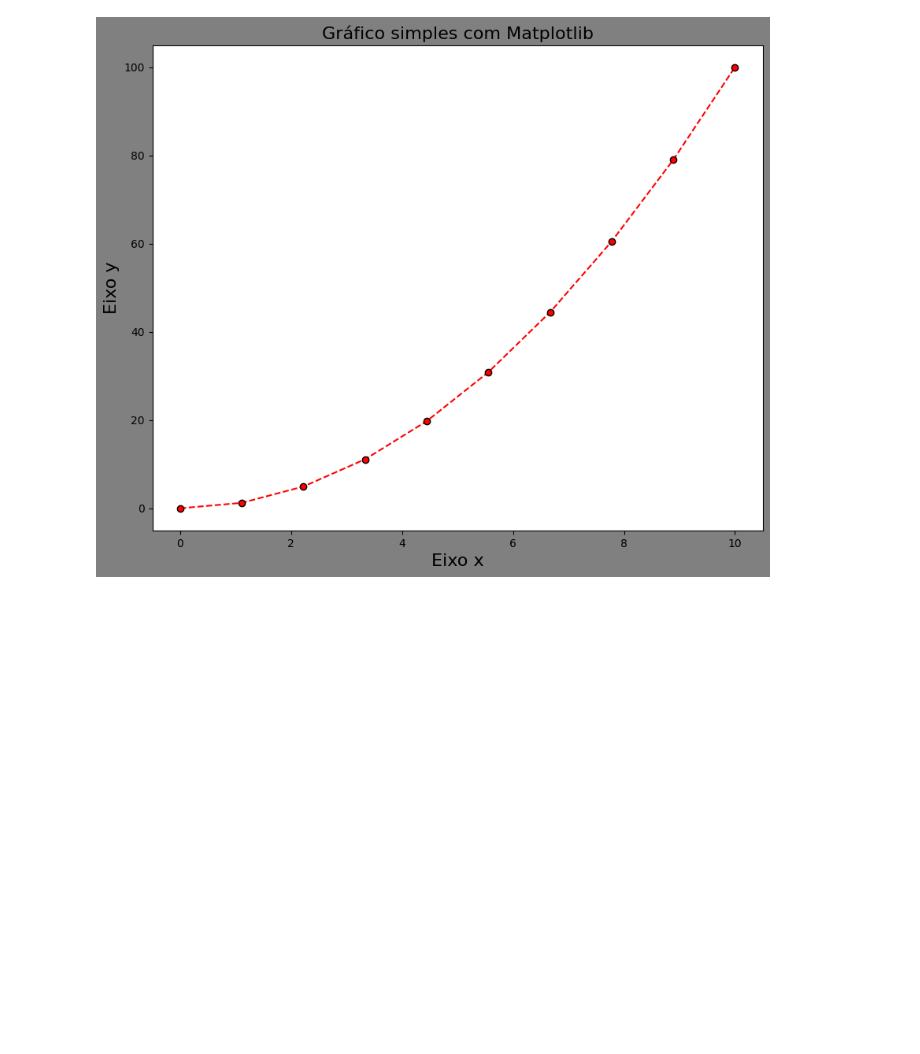
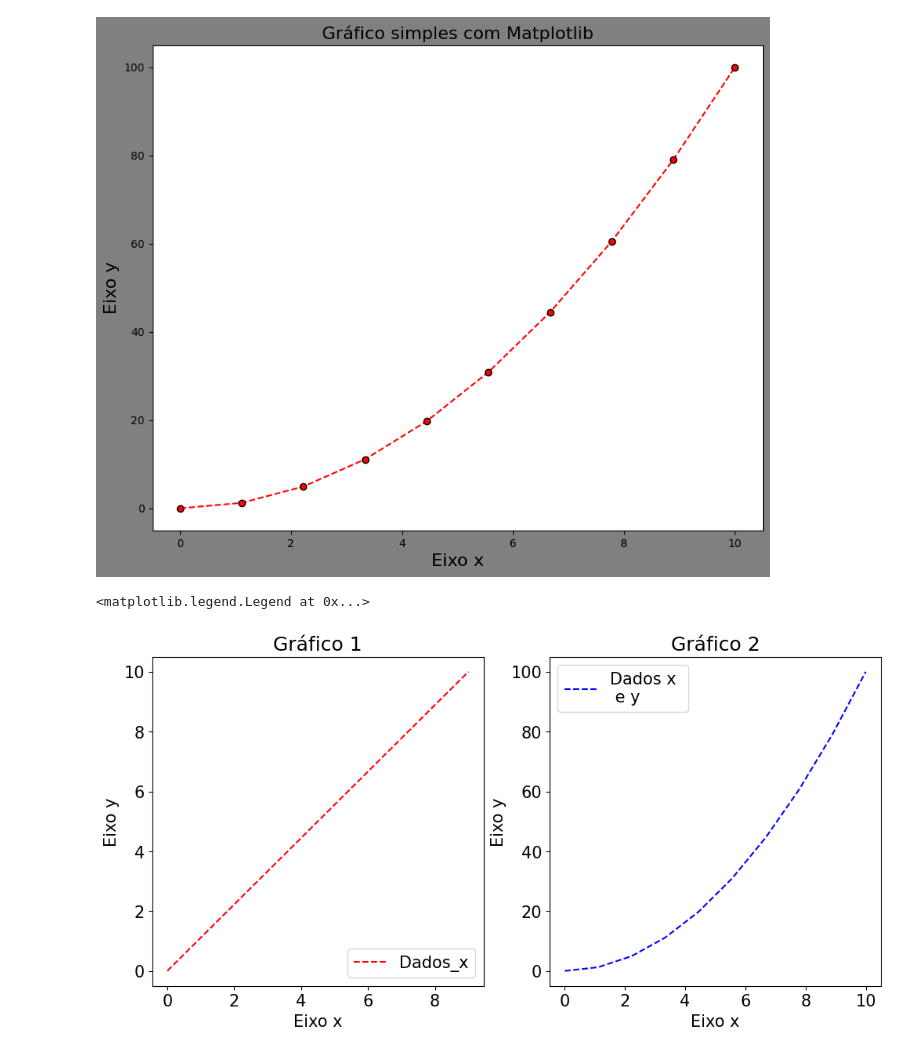
Before and after one commit to danielvieira95/Inteligencia_Artificial_2025, a Jupyter notebook: Turma-A/aula03/codigo.ipynb, the cells around one changed output. Drawn from its saved outputs; the diff is of its cells as text; code cells hidden in the pictures; blank space fills up the shorter version.

Commit message:
aula 03
gráficos matplotlib

```diff
--- a/Turma-A/aula03/codigo.ipynb
+++ b/Turma-A/aula03/codigo.ipynb
@@ -28,3 +28,29 @@ plt.title('Gráfico simples com Matplotlib',fontsize=16) # titulo do grafico
 # %% [output]
 Text(0.5, 1.0, 'Gráfico simples com Matplotlib')
 [figure]
+# %%
+# Subplot
+plt.rcParams.update({'font.size':15}) # função que permite ajustar a figura
+plt.figure(figsize=(12,12)) # define o tamanho para a figura
+linhas =2 # 2 linhas
+colunas =2 # 2 colunas
+# subplot para plotar as figuras
+plt.subplot(linhas,colunas,1) # plota o grafico na primeira posiçao
+plt.plot(Dados_x,'r--',label ='Dados_x')
+plt.legend(loc='lower right')
+plt.xlabel('Eixo x')
+plt.ylabel('Eixo y')
+plt.title('Gráfico 1')
+
+# Grafico 2
+plt.subplot(linhas,colunas,2)
+plt.plot(Dados_x,Dados_y,'b--',label='Dados x \n e y')
+plt.title('Gráfico 2')
+plt.xlabel('Eixo x')
+plt.ylabel('Eixo y')
+plt.legend()
+
+#Grafico 3
+# %% [output]
+<matplotlib.legend.Legend at 0x...>
+[figure, added]
```
